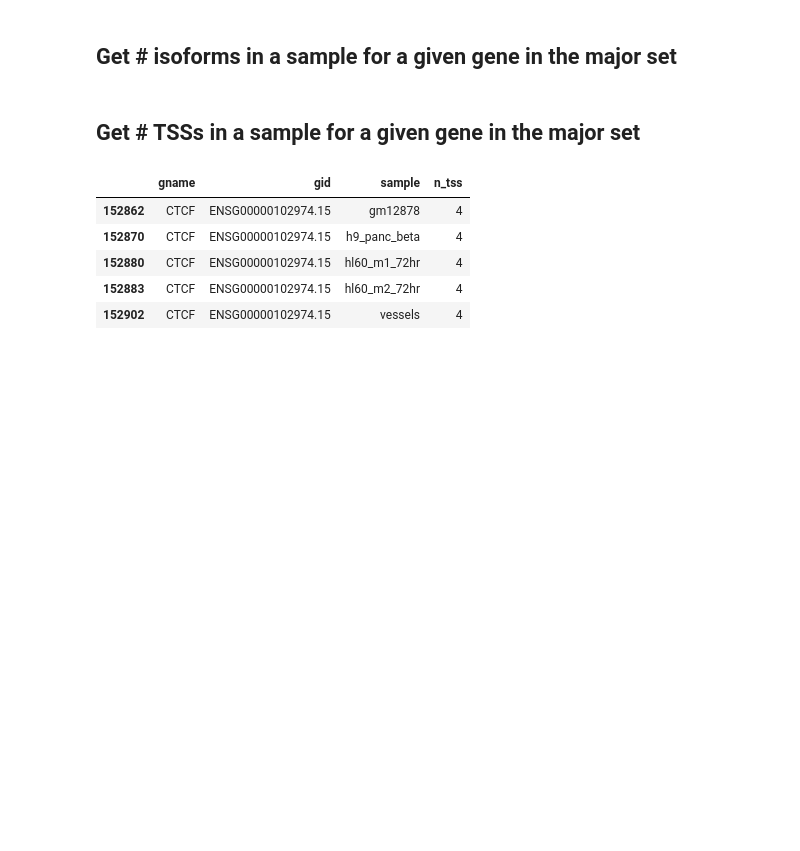
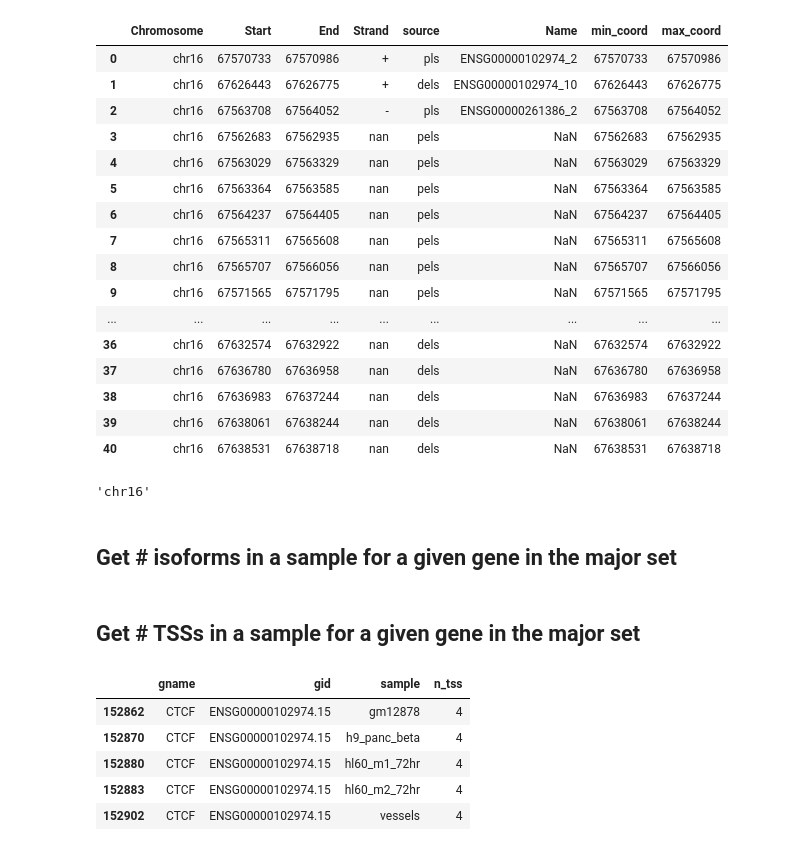
Before and after one commit to fairliereese/rnawg, a Jupyter notebook: lr_bulk/cerberus/triplets/major_isos.ipynb, the cells around one changed output. Drawn from its saved outputs; the diff is of its cells as text; code cells hidden in the pictures; blank space fills up the shorter version.

```diff
--- a/lr_bulk/cerberus/triplets/major_isos.ipynb
+++ b/lr_bulk/cerberus/triplets/major_isos.ipynb
@@ -28,0 +252,27 @@ h5 = '../cerberus_annot.h5'
+# %%
+# ccres
+sources = ['pls', 'pels', 'dels']
+ccre = ca.tss_map.loc[ca.tss_map.source.isin(sources)].copy(deep=True)
+
+# get ranges w/i this region
+min_coord = sg.pg.g_min
+max_coord = sg.pg.g_max
+chrom = sg.pg.chrom
+
+ccre['min_coord'] = ccre[['Start', 'End']].min(axis=1)
+ccre['max_coord'] = ccre[['Start', 'End']].max(axis=1)
+
+# subset on regions
+ccre = pr.PyRanges(ccre)
+region = pr.from_dict({'Chromosome': [chrom],
+                                'Start': [min_coord],
+                                'End': [max_coord]})
+ccre = ccre.intersect(region, strandedness=None, how='containment')
+
+# colors
+c_dict, _ = get_ccre_colors()
+colors = [c_dict[s] for s in ccre.source.tolist()]
+regions = [(entry.Start, entry.End) for ind, entry in ccre.iterrows()]
+y = -0.125
+ax = sg.pg.plot_regions(regions, sg.pg.scale, sg.pg.strand, sg.pg.g_min, sg.pg.g_max, x, y, h, color, ax)
+plt.axis('off')
@@ -28,0 +283,25 @@ h5 = '../cerberus_annot.h5'
+# %%
+ccre
+# %% [output]
+|  | Chromosome | Start | End | Strand | source | Name | min_coord | max_coord |
+| 0 | chr16 | 67570733 | 67570986 | + | pls | ENSG00000102974_2 | 67570733 | 67570986 |
+| 1 | chr16 | 67626443 | 67626775 | + | dels | ENSG00000102974_10 | 67626443 | 67626775 |
+| 2 | chr16 | 67563708 | 67564052 | - | pls | ENSG00000261386_2 | 67563708 | 67564052 |
+| 3 | chr16 | 67562683 | 67562935 | nan | pels | NaN | 67562683 | 67562935 |
+| 4 | chr16 | 67563029 | 67563329 | nan | pels | NaN | 67563029 | 67563329 |
+| 5 | chr16 | 67563364 | 67563585 | nan | pels | NaN | 67563364 | 67563585 |
+| 6 | chr16 | 67564237 | 67564405 | nan | pels | NaN | 67564237 | 67564405 |
+| 7 | chr16 | 67565311 | 67565608 | nan | pels | NaN | 67565311 | 67565608 |
+| 8 | chr16 | 67565707 | 67566056 | nan | pels | NaN | 67565707 | 67566056 |
+| 9 | chr16 | 67571565 | 67571795 | nan | pels | NaN | 67571565 | 67571795 |
+| ... | ... | ... | ... | ... | ... | ... | ... | ... |
+| 36 | chr16 | 67632574 | 67632922 | nan | dels | NaN | 67632574 | 67632922 |
+| 37 | chr16 | 67636780 | 67636958 | nan | dels | NaN | 67636780 | 67636958 |
+| 38 | chr16 | 67636983 | 67637244 | nan | dels | NaN | 67636983 | 67637244 |
+| 39 | chr16 | 67638061 | 67638244 | nan | dels | NaN | 67638061 | 67638244 |
+| 40 | chr16 | 67638531 | 67638718 | nan | dels | NaN | 67638531 | 67638718 |
+# %%
+# gid = 'ENSG00000102974'
+sg.loc_df.loc[sg.t_df.loc[sg.t_df.gid==gid, 'loc_path'].tolist()[0][0], 'chrom']
+# %% [output]
+'chr16'
```
Also changed, not shown: parts of 9 cells of this notebook.
